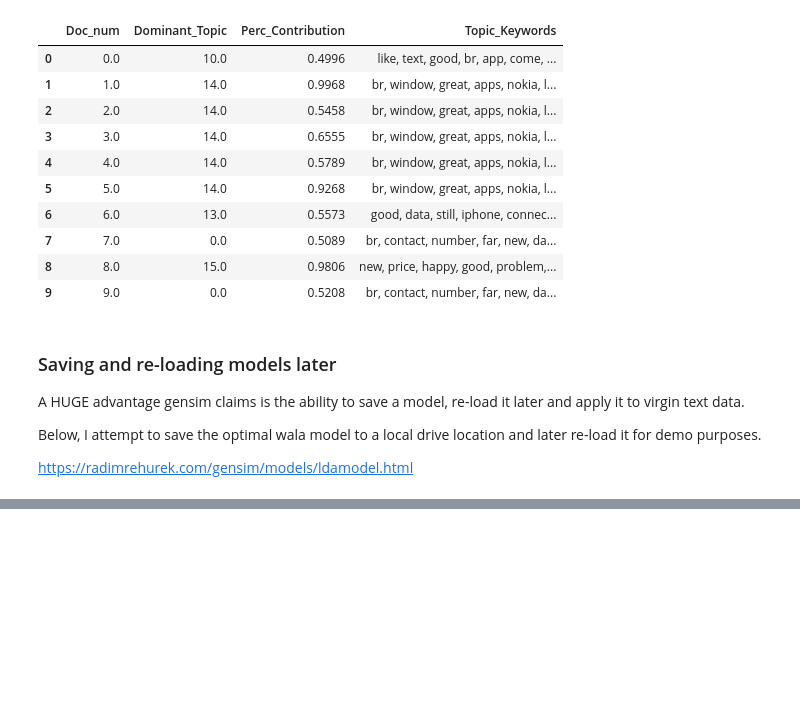
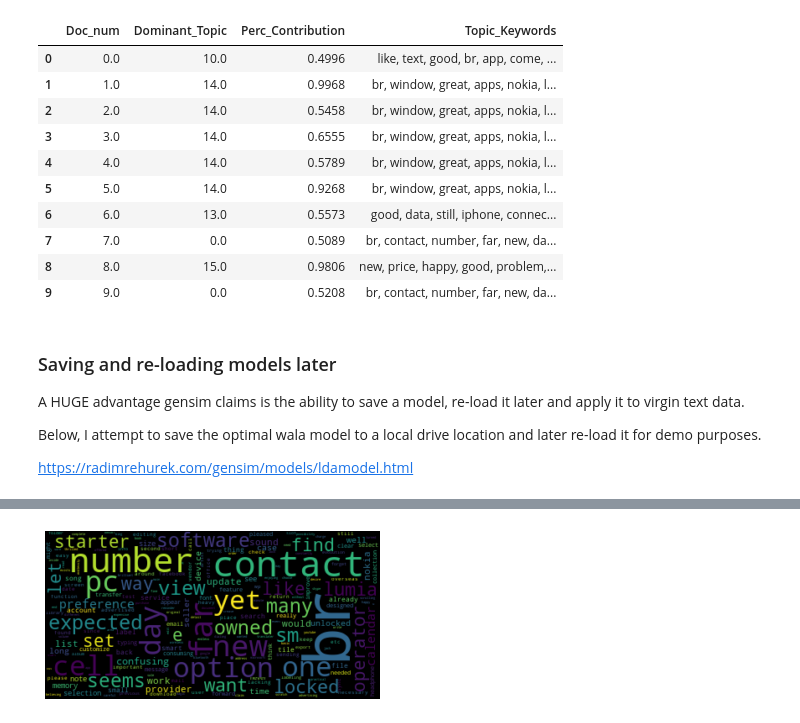
Before and after one commit to sudhir-voleti/research, a Jupyter notebook: LTM via sourced Gensim.ipynb, the cells around one changed output, grey strips where cells are left out. Saved outputs shown, nothing was run; the diff lists cells and outputs as text; code cells hidden in the pictures; blank space fills up the shorter version.

```diff
--- a/LTM via sourced Gensim.ipynb
+++ b/LTM via sourced Gensim.ipynb
@@ -165,0 +183,27 @@ Sudhir
+# %%
+## Build wordcloud of topics
+import matplotlib.pyplot as plt
+from wordcloud import WordCloud
+
+def make_wordcloud(beta_sub_df):  # only 2 colms - tokens and topic
+	mean0 = beta_sub_df.iloc[:,1].mean(); mean0
+	series0 = round(beta_sub_df.iloc[:,1]/mean0, 0); series0[:8]
+	beta_sub_df.iloc[:,1] = series0
+
+	d = {}
+	for a, x in beta_sub_df.values:
+		d[a] = x
+
+
+	wordcloud = WordCloud()
+	wordcloud.generate_from_frequencies(frequencies=d)
+	plt.figure()
+	plt.imshow(wordcloud, interpolation="bilinear")
+	plt.axis("off")
+	plt.show()
+
+# test-drive above
+beta_sub_df = beta_df.iloc[:, 0:2]; beta_sub_df.shape
+make_wordcloud(beta_sub_df)
+# %% [output]
+[figure, added]
```
Also changed, not shown: parts of 5 cells of this notebook.
